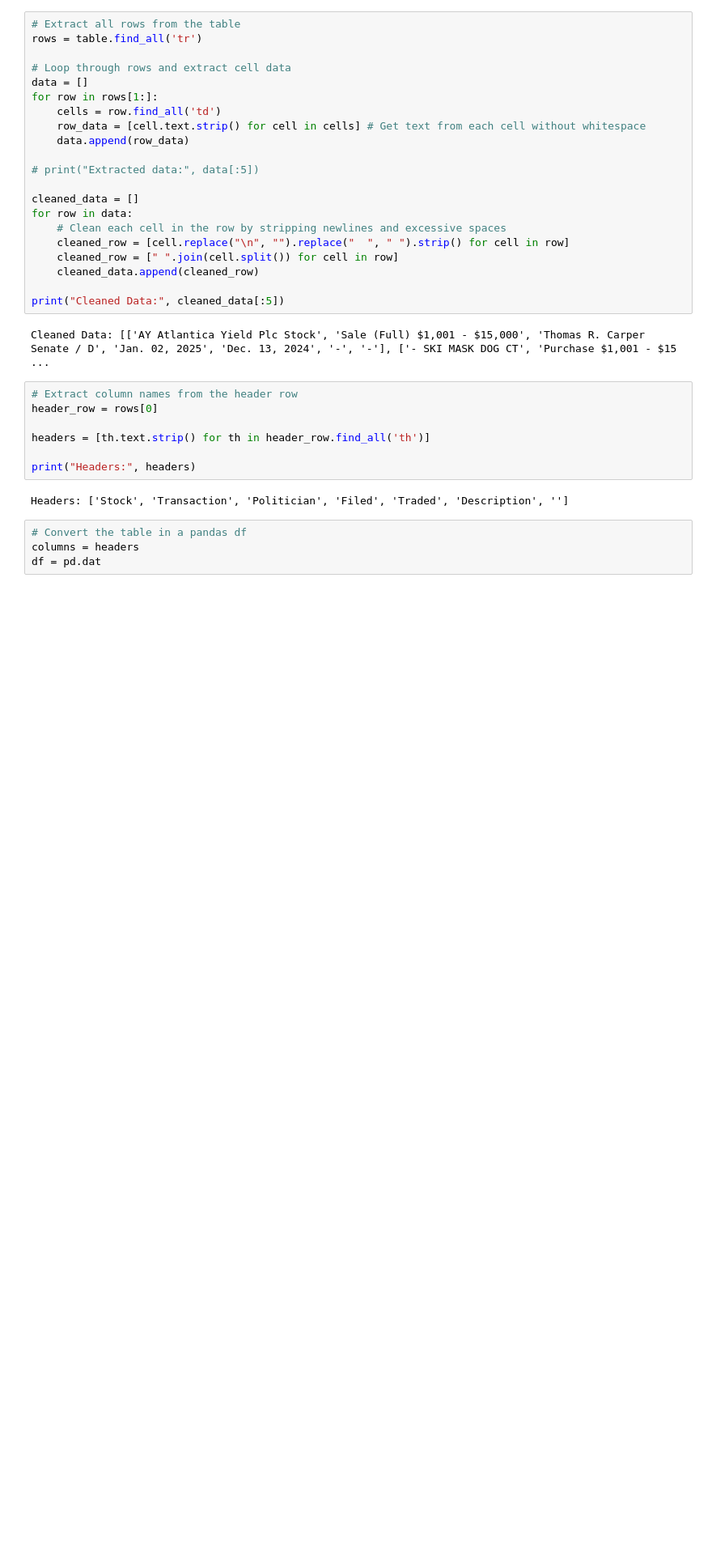
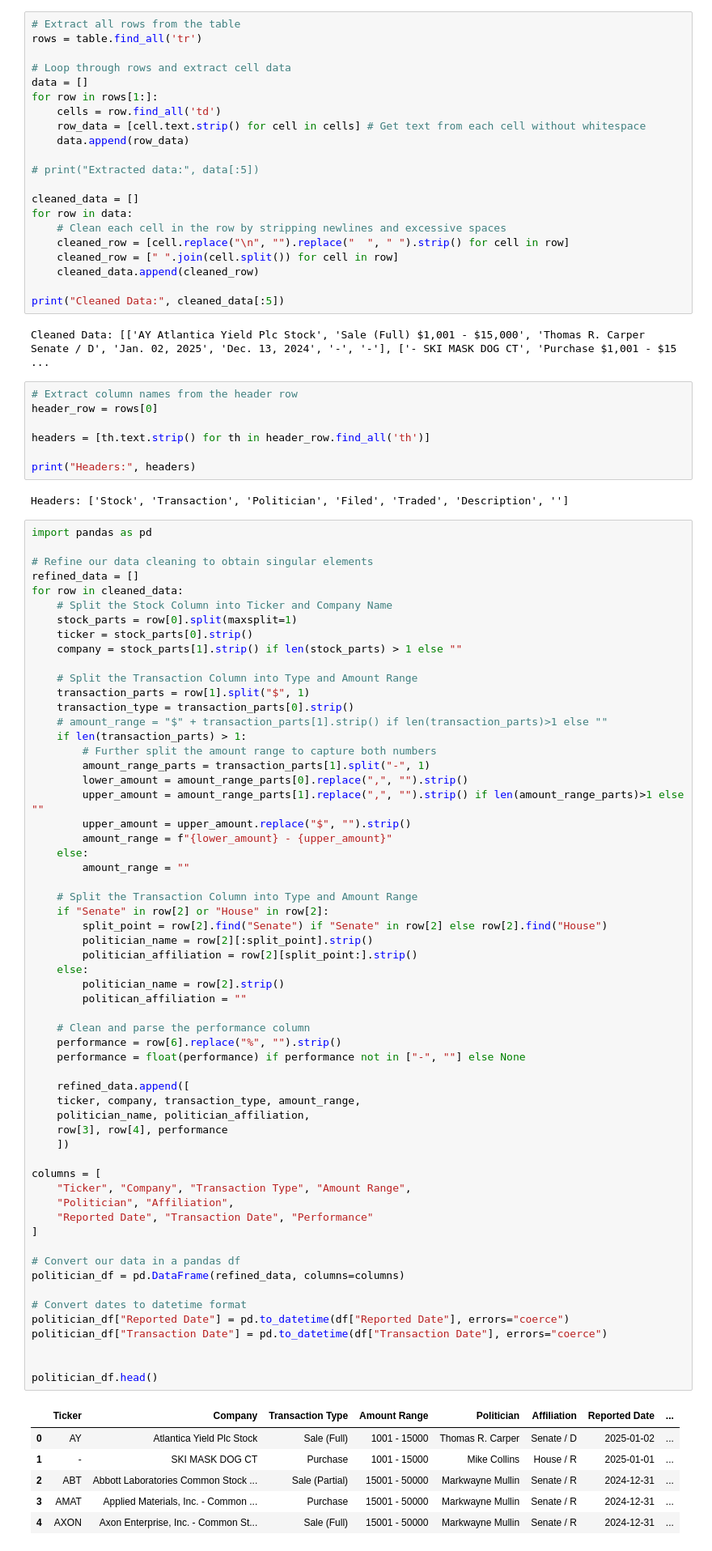
Before and after one commit to codyrosenzweig1/Quant_Trading_Basics_ML, a Jupyter notebook: Personal_Trading_Stratergy.ipynb, the cells around one changed output. Shown: that part at 81% size. Drawn from its saved outputs; the diff is of its cells as text; blank space fills up the shorter version.

Commit message:
We have now successfully scrapped and cleaned most of the political data, a few more alterations and aggregations are needed to make use of this new information

```diff
--- a/Personal_Trading_Stratergy.ipynb
+++ b/Personal_Trading_Stratergy.ipynb
@@ -465,6 +465,68 @@ print("Headers:", headers)
 # %% [output]
 Headers: ['Stock', 'Transaction', 'Politician', 'Filed', 'Traded', 'Description', '']
 # %%
-# Convert the table in a pandas df
-columns = headers
-df = pd.dat
+import pandas as pd
+
+# Refine our data cleaning to obtain singular elements
+refined_data = []
+for row in cleaned_data:
+    # Split the Stock Column into Ticker and Company Name
+    stock_parts = row[0].split(maxsplit=1)
+    ticker = stock_parts[0].strip()
+    company = stock_parts[1].strip() if len(stock_parts) > 1 else ""
+
+    # Split the Transaction Column into Type and Amount Range
+    transaction_parts = row[1].split("$", 1)
+    transaction_type = transaction_parts[0].strip()
+    # amount_range = "$" + transaction_parts[1].strip() if len(transaction_parts)>1 else ""
+    if len(transaction_parts) > 1:
+        # Further split the amount range to capture both numbers
+        amount_range_parts = transaction_parts[1].split("-", 1)
+        lower_amount = amount_range_parts[0].replace(",", "").strip()
+        upper_amount = amount_range_parts[1].replace(",", "").strip() if len(amount_range_parts)>1 else ""
+        upper_amount = upper_amount.replace("$", "").strip()
+        amount_range = f"{lower_amount} - {upper_amount}"
+    else:
+        amount_range = ""
+
+    # Split the Transaction Column into Type and Amount Range
+    if "Senate" in row[2] or "House" in row[2]:
+        split_point = row[2].find("Senate") if "Senate" in row[2] else row[2].find("House")
+        politician_name = row[2][:split_point].strip()
+        politician_affiliation = row[2][split_point:].strip()
+    else:
+        politician_name = row[2].strip()
+        politican_affiliation = ""
+
+    # Clean and parse the performance column
+    performance = row[6].replace("%", "").strip()
+    performance = float(performance) if performance not in ["-", ""] else None
+
+    refined_data.append([
+    ticker, company, transaction_type, amount_range,
+    politician_name, politician_affiliation,
+    row[3], row[4], performance
+    ])
+
+columns = [
+    "Ticker", "Company", "Transaction Type", "Amount Range",
+    "Politician", "Affiliation",
+    "Reported Date", "Transaction Date", "Performance"
+]
+
+# Convert our data in a pandas df
+politician_df = pd.DataFrame(refined_data, columns=columns)
+
+# Convert dates to datetime format
+politician_df["Reported Date"] = pd.to_datetime(df["Reported Date"], errors="coerce")
+politician_df["Transaction Date"] = pd.to_datetime(df["Transaction Date"], errors="coerce")
+
+
+politician_df.head()
+# %% [output]
+|  | Ticker | Company | Transaction Type | Amount Range | Politician | Affiliation | Reported Date | ... |
+| 0 | AY | Atlantica Yield Plc Stock | Sale (Full) | 1001 - 15000 | Thomas R. Carper | Senate / D | 2025-01-02 | ... |
+| 1 | - | SKI MASK DOG CT | Purchase | 1001 - 15000 | Mike Collins | House / R | 2025-01-01 | ... |
+| 2 | ABT | Abbott Laboratories Common Stock ... | Sale (Partial) | 15001 - 50000 | Markwayne Mullin | Senate / R | 2024-12-31 | ... |
+| 3 | AMAT | Applied Materials, Inc. - Common ... | Purchase | 15001 - 50000 | Markwayne Mullin | Senate / R | 2024-12-31 | ... |
+| 4 | AXON | Axon Enterprise, Inc. - Common St... | Sale (Full) | 15001 - 50000 | Markwayne Mullin | Senate / R | 2024-12-31 | ... |
```
Also changed, not shown: parts of 1 cell of this notebook.
